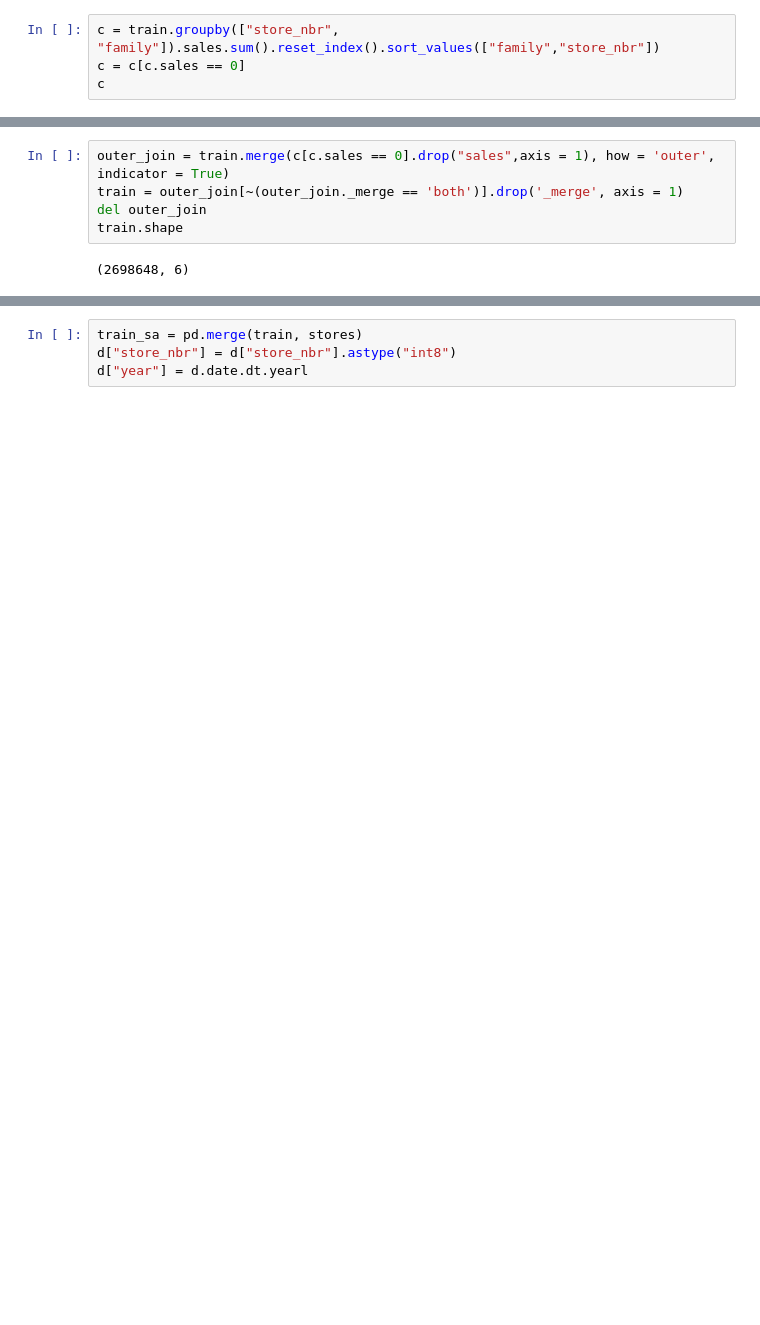
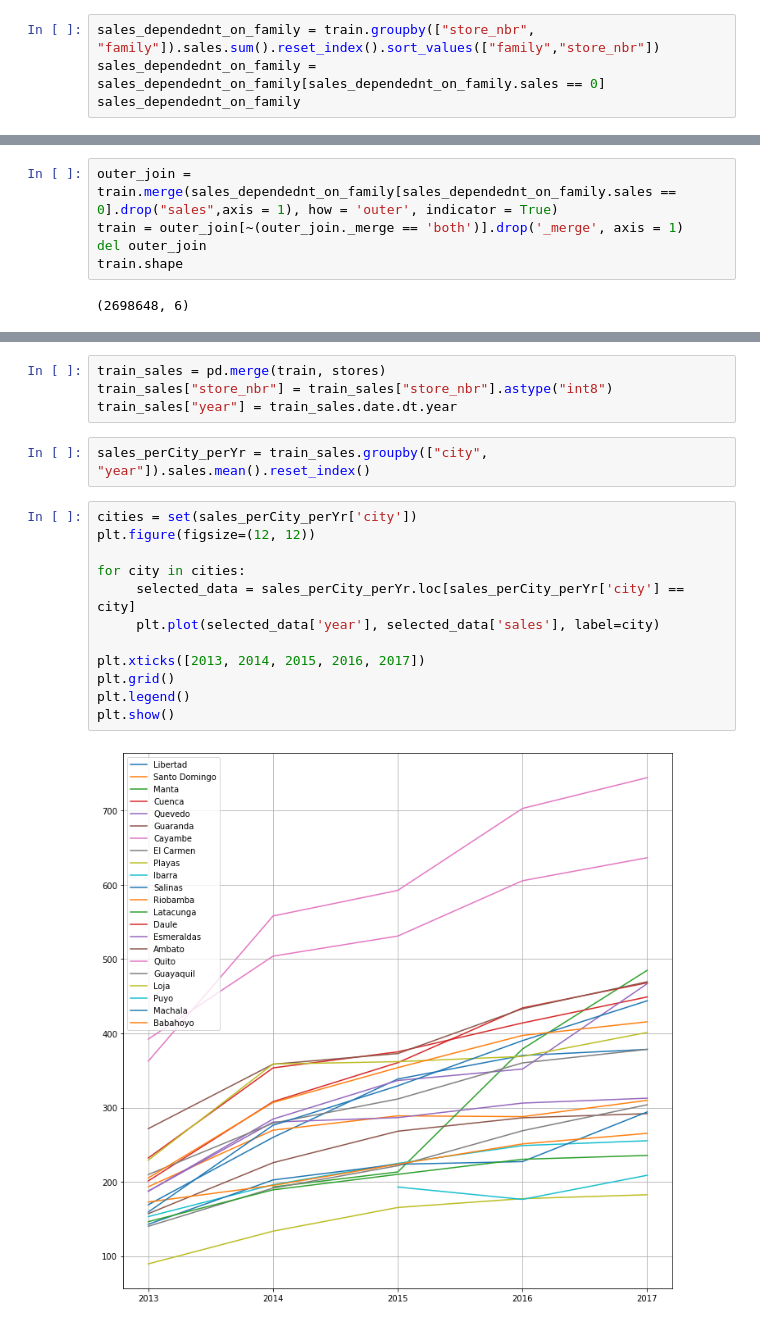
Before and after one commit to jag-shrestha/Sales-Forecast, a Jupyter notebook: Sales_Prediction_TSF.ipynb, the cells around one changed output, grey strips where cells are left out. Cells and saved outputs as stored; diff of their text form; blank space fills up the shorter version.

```diff
--- a/Sales_Prediction_TSF.ipynb
+++ b/Sales_Prediction_TSF.ipynb
@@ -106,9 +100,9 @@ train.shape
 # %% [output]
 (2780316, 6)
 # %%
-c = train.groupby(["store_nbr", "family"]).sales.sum().reset_index().sort_values(["family","store_nbr"])
-c = c[c.sales == 0]
-c
+sales_dependednt_on_family = train.groupby(["store_nbr", "family"]).sales.sum().reset_index().sort_values(["family","store_nbr"])
+sales_dependednt_on_family = sales_dependednt_on_family[sales_dependednt_on_family.sales == 0]
+sales_dependednt_on_family
 # %% [output]
 |  | store_nbr | family | sales |
 | 1 | 1 | BABY CARE | 0.000 |
@@ -128,7 +122,7 @@ c
 | 977 | 30 | LAWN AND GARDEN | 0.000 |
 | 1769 | 54 | LAWN AND GARDEN | 0.000 |
 # %%
-outer_join = train.merge(c[c.sales == 0].drop("sales",axis = 1), how = 'outer', indicator = True)
+outer_join = train.merge(sales_dependednt_on_family[sales_dependednt_on_family.sales == 0].drop("sales",axis = 1), how = 'outer', indicator = True)
 train = outer_join[~(outer_join._merge == 'both')].drop('_merge', axis = 1)
 del outer_join
 train.shape
@@ -175,4 +168,20 @@ plt.show()
 # %%
-train_sa = pd.merge(train, stores)
-d["store_nbr"] = d["store_nbr"].astype("int8")
-d["year"] = d.date.dt.yearl
+train_sales = pd.merge(train, stores)
+train_sales["store_nbr"] = train_sales["store_nbr"].astype("int8")
+train_sales["year"] = train_sales.date.dt.year
+# %%
+sales_perCity_perYr = train_sales.groupby(["city", "year"]).sales.mean().reset_index()
+# %%
+cities = set(sales_perCity_perYr['city'])
+plt.figure(figsize=(12, 12))
+
+for city in cities:
+     selected_data = sales_perCity_perYr.loc[sales_perCity_perYr['city'] == city]
+     plt.plot(selected_data['year'], selected_data['sales'], label=city)
+
+plt.xticks([2013, 2014, 2015, 2016, 2017])
+plt.grid()
+plt.legend()
+plt.show()
+# %% [output]
+[figure, added]
```
Also changed, not shown: parts of 29 cells of this notebook.
